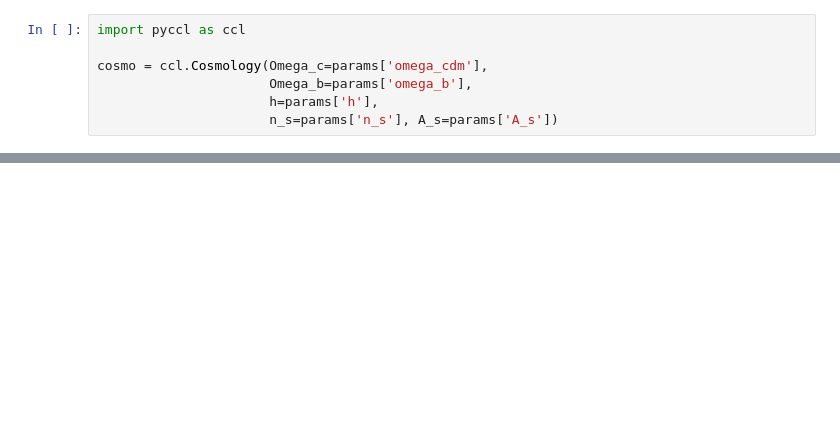
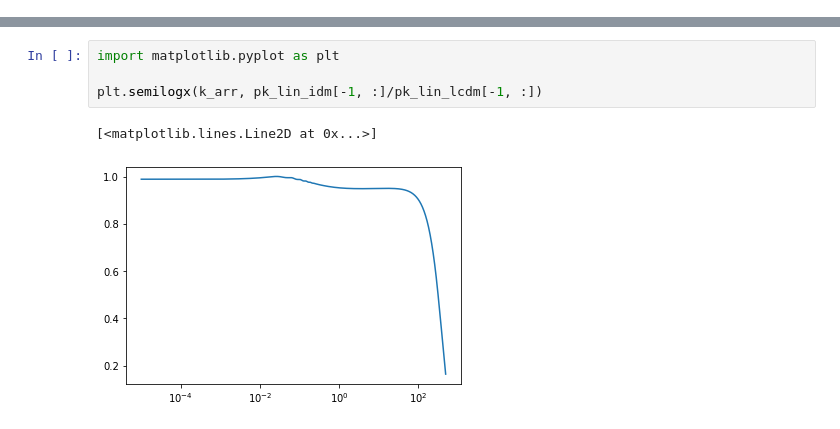
Before and after one commit to treydriskell/millicharge21cm, a Jupyter notebook: scratch/notebooks/test_ccl.ipynb, the cells around one changed output, grey strips where cells are left out. Saved outputs shown, nothing was run; the diff lists cells and outputs as text; blank space fills up the shorter version.

```diff
--- a/scratch/notebooks/test_ccl.ipynb
+++ b/scratch/notebooks/test_ccl.ipynb
@@ -56,8 +68 @@ cl.compute()
-# %%
-import pyccl as ccl
-
-cosmo = ccl.Cosmology(Omega_c=params['omega_cdm'],
-                      Omega_b=params['omega_b'],
-                      h=params['h'],
-                      n_s=params['n_s'], A_s=params['A_s'])
 # %%
@@ -116,0 +145,7 @@ dndm = hmf.get_mass_function(cosmo, Mgrid, z_to_a(60))
+# %%
+import matplotlib.pyplot as plt
+
+plt.semilogx(k_arr, pk_lin_idm[-1, :]/pk_lin_lcdm[-1, :])
+# %% [output]
+[<matplotlib.lines.Line2D at 0x...>]
+[figure, added]
```
Also changed, not shown: parts of 10 cells of this notebook, 1 other file.
